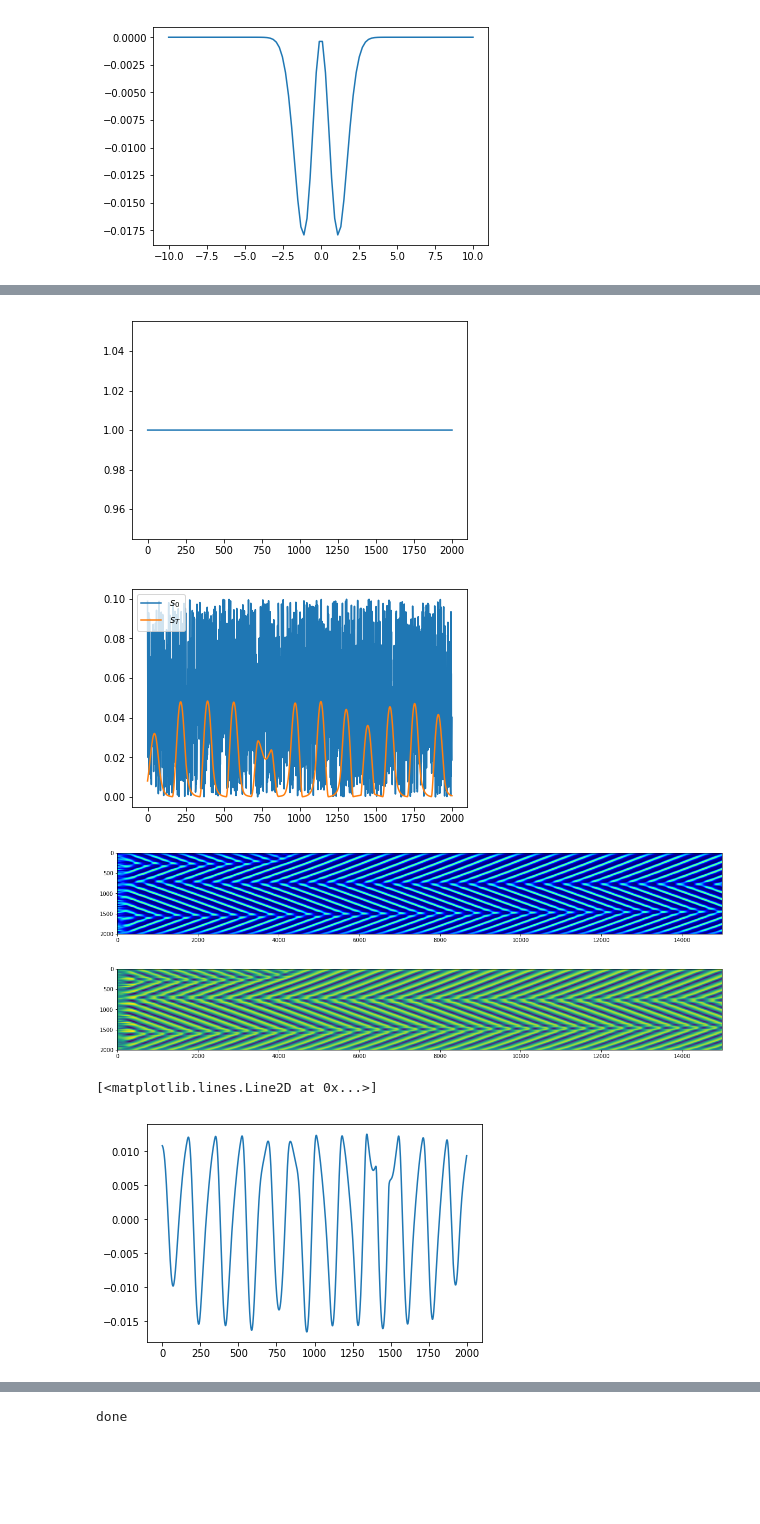
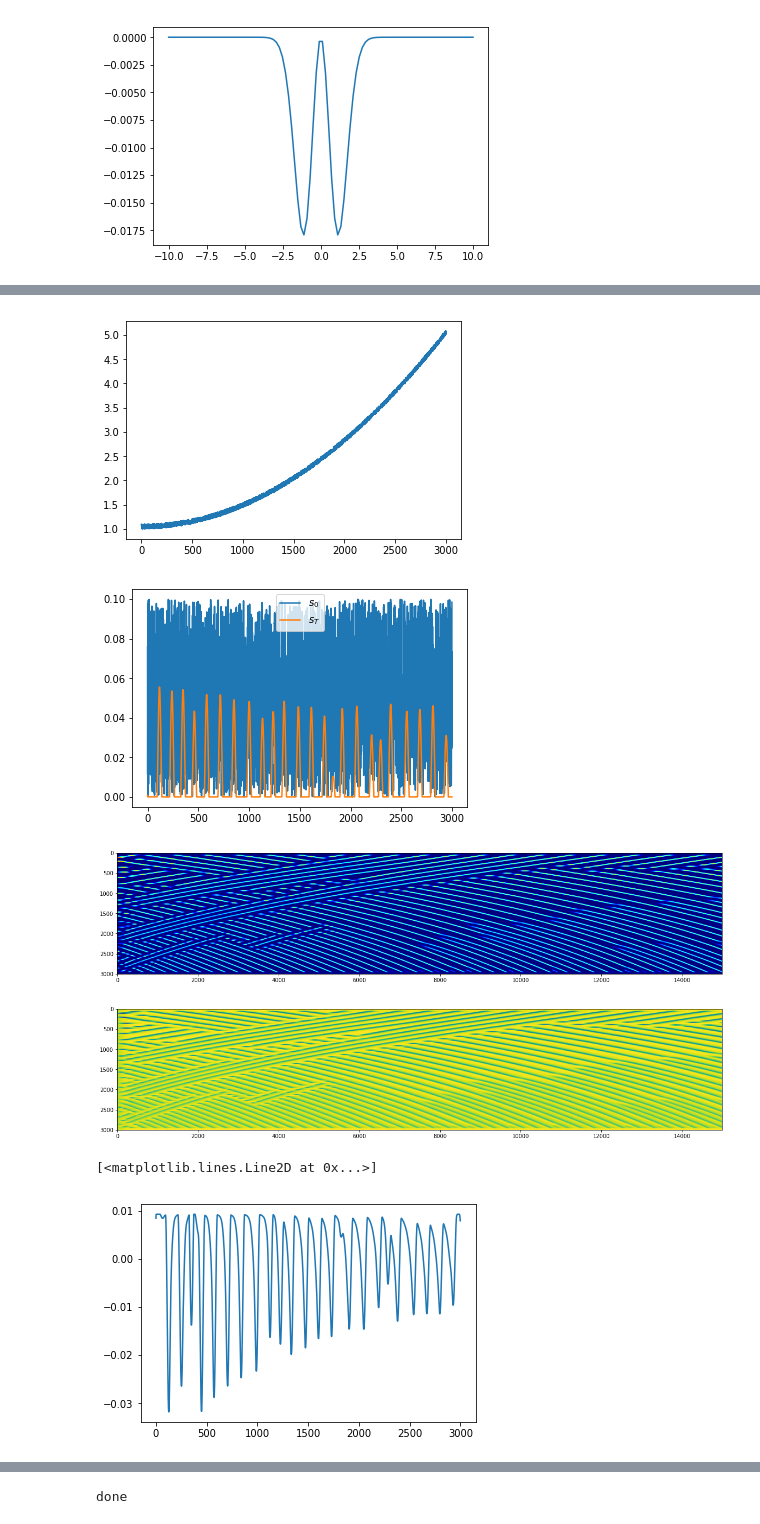
Before and after one commit to mirkoklukas/htmresearch, a Jupyter notebook: projects/gridcells/jupyter/CAN/1d CAN .ipynb, the cells around one changed output, grey strips where cells are left out. Saved outputs shown, nothing was run; the diff lists cells and outputs as text; code cells hidden in the pictures; blank space fills up the shorter version.

```diff
--- a/projects/gridcells/jupyter/CAN/1d CAN .ipynb
+++ b/projects/gridcells/jupyter/CAN/1d CAN .ipynb
@@ -75,8 +75,8 @@ def create_W(J, D, s=1.0):
 
 
 
-r = 70.
-n = 2000
+r = 150.
+n = 3000
 
 
 X = np.linspace(0.,r, num=n)
@@ -88,8 +88,8 @@ for i in range(n):
             D[i,j] = np.absolute(X[i] - X[j])
 
 
-# J = mexican_hat
-J = W_zero
+J = mexican_hat
+# J = W_zero
 
 
 
@@ -159,14 +159,13 @@ S[0] = np.random.sample(n)*0.1
 Beta = np.ones((T,n))*0.0
 
 
-beta_mask = np.ones(n)*1.0
+# beta_mask = np.ones(n)*1.0
 # beta_mask[100:600] = 2.
 # beta_mask[1500:2000] = 1.
 # beta_mask = np.random.sample(n)*3.
-# beta_mask = np.linspace(1.01,4.,num=n)**1 + np.random.sample(n)*0.
+beta_mask = 1 + np.linspace(.00,2.,num=n)**3 + np.random.sample(n)*0.1
+# beta_mask = np.linspace(1.0,3.,num=n) + np.random.sample(n)*0.1
 # beta_mask[ np.random.sample(n) < 0.1] = 0.
-# rnd = 2*np.random.sample(n)
-# Beta[0] = rnd
 
 plt.plot(beta_mask)
 plt.show()
@@ -182,39 +181,39 @@ for t in range(1,T):
     b = np.zeros(n)
 
     tonic = 0.
     beta  = Beta[t-1]
 #     beta  = 200.*Beta[t-1]
 
     s_ = evolve_step(W, b  + tonic, s, beta_mask*beta)
     S[t]    = s_
 
 #   Beta[t] = Beta[t-1] - (s_ - np.mean(s_))
     alpha = 0.01
     Beta[t] = (1. - alpha)*Beta[t-1] - alpha*(s_ - np.mean(s_))
 
 
 plt.plot(S[0], label="$s_0$")
 plt.plot(S[-1], label="$s_T$")
 plt.legend()
 plt.show()
 
 
 plt.figure(figsize=(20,5))
 plt.imshow(S.T, cmap="jet")
 plt.show()
 
 plt.figure(figsize=(20,5))
 plt.imshow(Beta.T )
 plt.show()
 
 plt.plot(Beta[-1])
 # %% [output]
-[figure, old version]
+[figure, new version]
-[figure, old version]
+[figure, new version]
-[figure, old version]
+[figure, new version]
-[figure, old version]
+[figure, new version]
 [<matplotlib.lines.Line2D at 0x...>]
-[figure, old version]
+[figure, new version]
 # %%
 t = 10000
 f = S[t,:][:]
```
Also changed, not shown: parts of 3 cells of this notebook, 7 other files.
